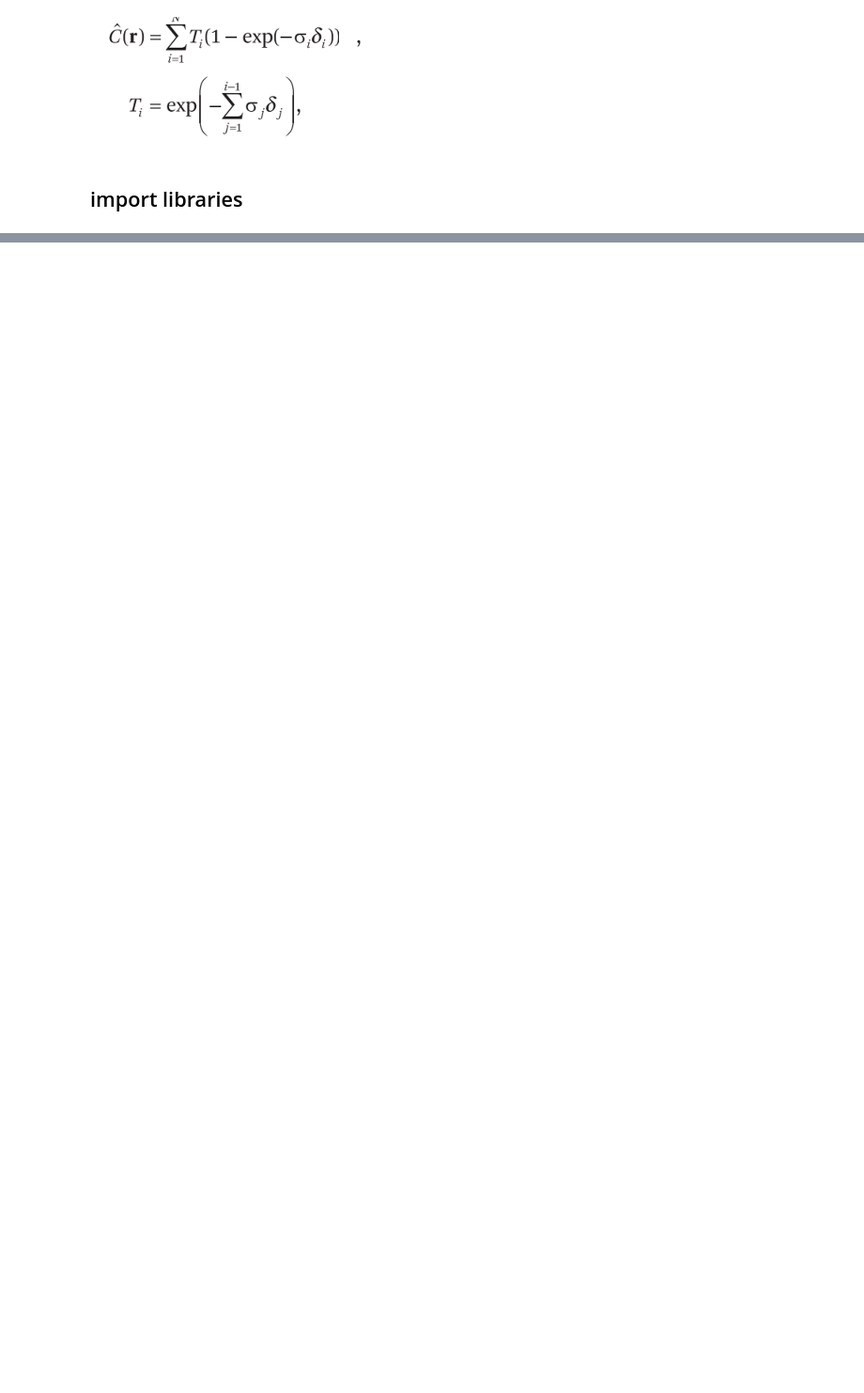
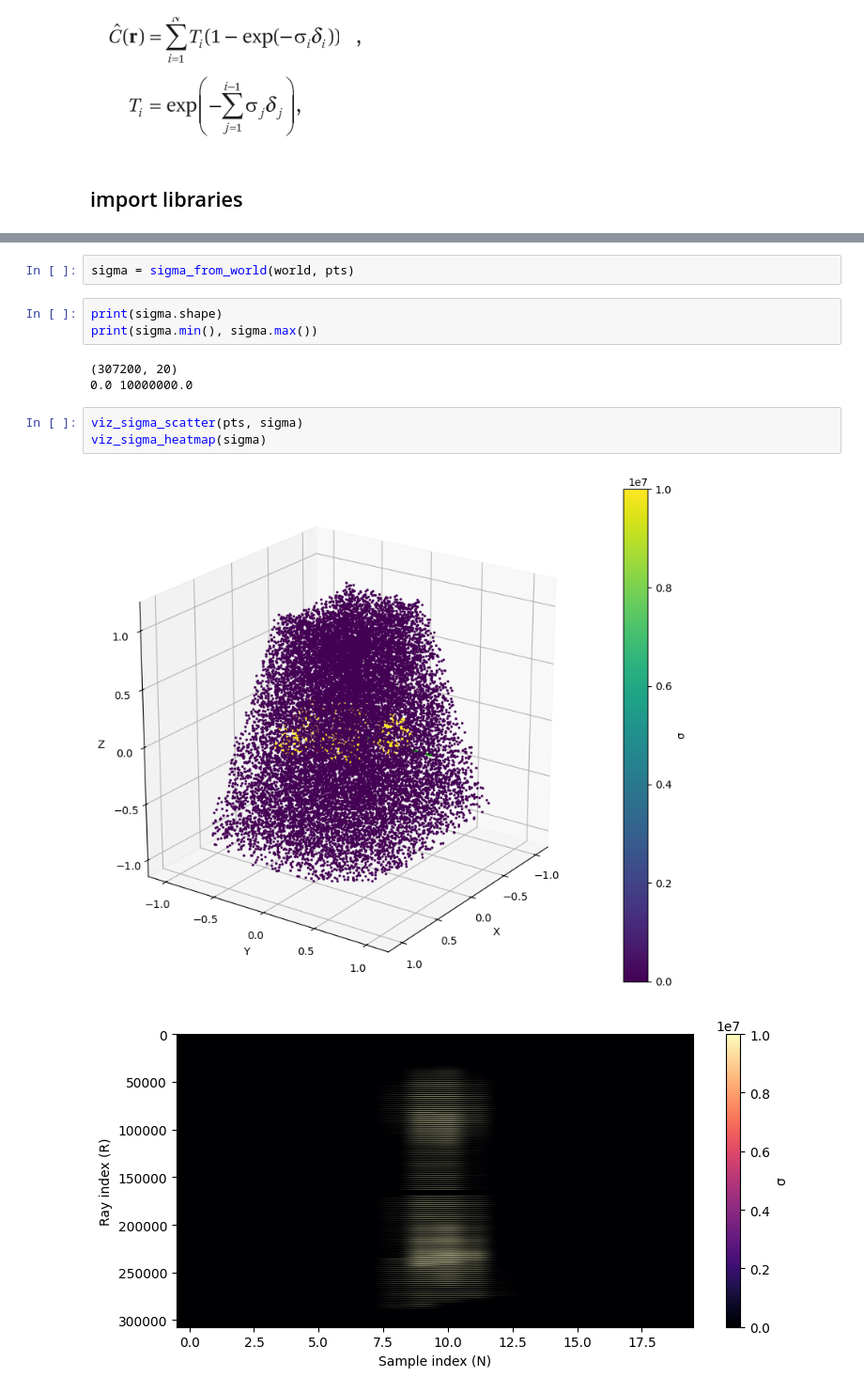
Before and after one commit to WikiGenius/nerf-lab, a Jupyter notebook: examples/demo_equations_neglict_color.ipynb, the cells around one changed output, grey strips where cells are left out. Shown at 94% size. Drawn from its saved outputs; the diff is of its cells as text; blank space fills up the shorter version.

```diff
--- a/examples/demo_equations_neglict_color.ipynb
+++ b/examples/demo_equations_neglict_color.ipynb
@@ -47,0 +87,14 @@ points shape: (307200, 20, 3)
+# %%
+sigma = sigma_from_world(world, pts)
+# %%
+print(sigma.shape)
+print(sigma.min(), sigma.max())
+# %% [output]
+(307200, 20)
+0.0 10000000.0
+# %%
+viz_sigma_scatter(pts, sigma)
+viz_sigma_heatmap(sigma)
+# %% [output]
+[figure, added]
+[figure, added]
```
Also changed, not shown: parts of 12 cells of this notebook, 1 other file.
